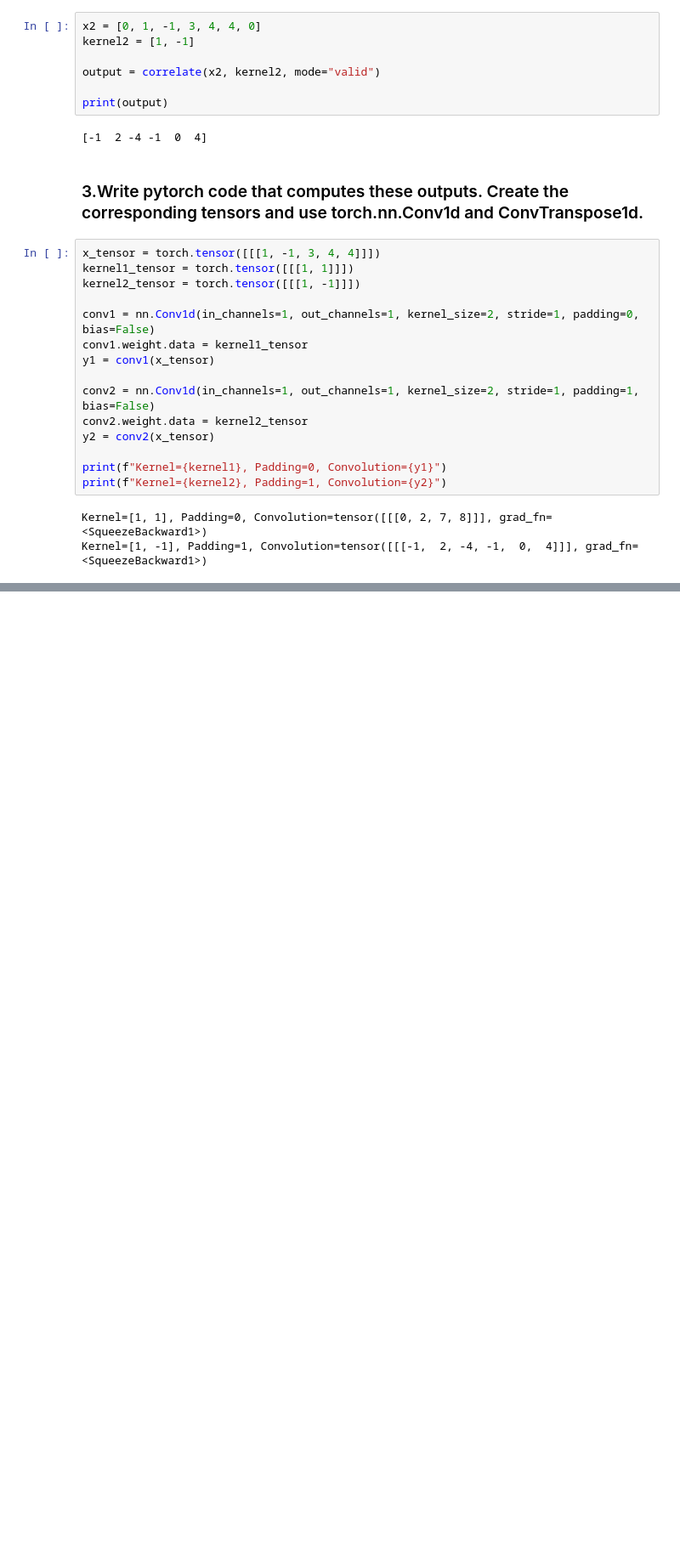
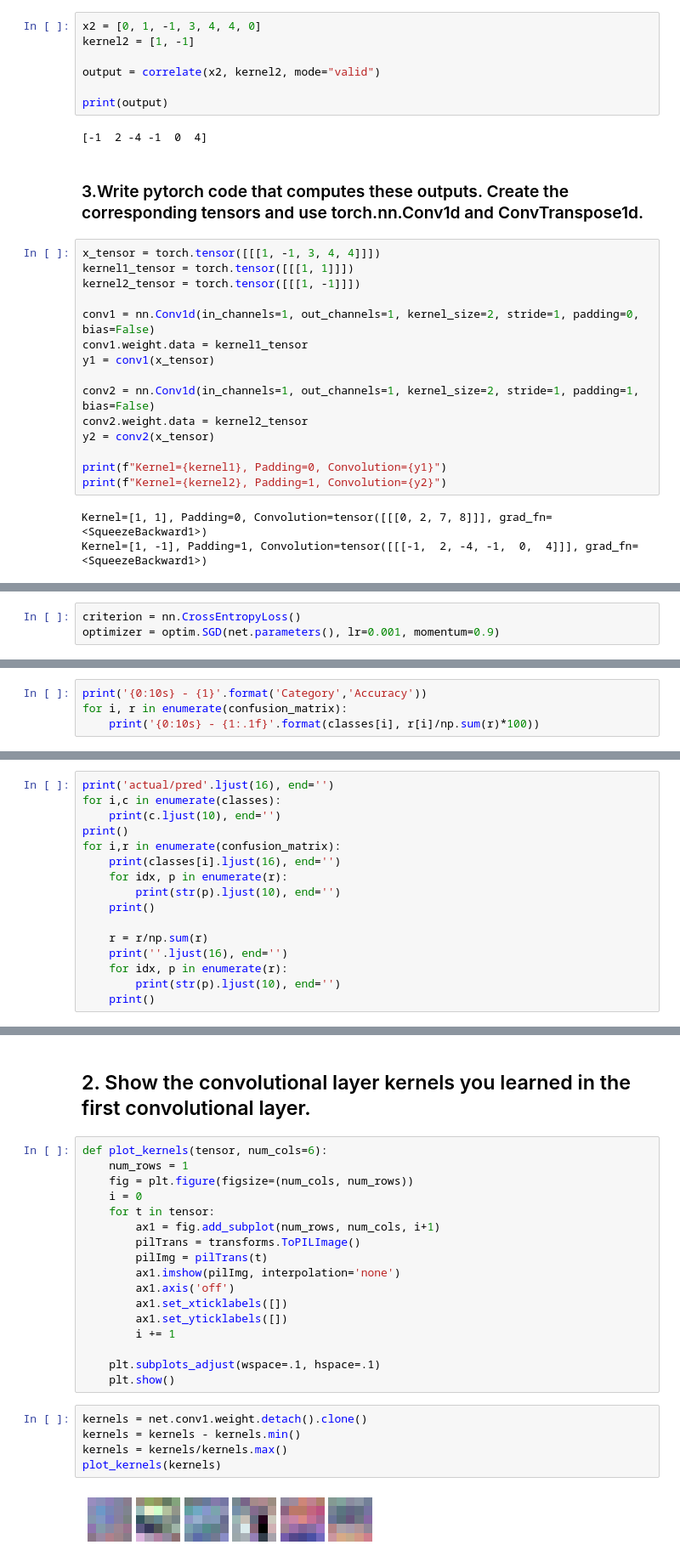
Before and after one commit to yue-cheng-wind/EE460J-Labs, a Jupyter notebook: Lab 9/Lab9.ipynb, the cells around one changed output, grey strips where cells are left out. Shown: that part at 85% size. Drawn from its saved outputs; the diff is of its cells as text; blank space fills up the shorter version.

```diff
--- a/Lab 9/Lab9.ipynb
+++ b/Lab 9/Lab9.ipynb
@@ -61,0 +144,3 @@ Kernel=[1, -1], Padding=1, Convolution=tensor([[[-1,  2, -4, -1,  0,  4]]], grad
+# %%
+criterion = nn.CrossEntropyLoss()
+optimizer = optim.SGD(net.parameters(), lr=0.001, momentum=0.9)
@@ -61,0 +267,4 @@ Kernel=[1, -1], Padding=1, Convolution=tensor([[[-1,  2, -4, -1,  0,  4]]], grad
+# %%
+print('{0:10s} - {1}'.format('Category','Accuracy'))
+for i, r in enumerate(confusion_matrix):
+    print('{0:10s} - {1:.1f}'.format(classes[i], r[i]/np.sum(r)*100))
@@ -61,0 +293,16 @@ Kernel=[1, -1], Padding=1, Convolution=tensor([[[-1,  2, -4, -1,  0,  4]]], grad
+# %%
+print('actual/pred'.ljust(16), end='')
+for i,c in enumerate(classes):
+    print(c.ljust(10), end='')
+print()
+for i,r in enumerate(confusion_matrix):
+    print(classes[i].ljust(16), end='')
+    for idx, p in enumerate(r):
+        print(str(p).ljust(10), end='')
+    print()
+
+    r = r/np.sum(r)
+    print(''.ljust(16), end='')
+    for idx, p in enumerate(r):
+        print(str(p).ljust(10), end='')
+    print()
@@ -61,0 +327,26 @@ Kernel=[1, -1], Padding=1, Convolution=tensor([[[-1,  2, -4, -1,  0,  4]]], grad
+# %% [markdown]
+## 2. Show the convolutional layer kernels you learned in the first convolutional layer.
+# %%
+def plot_kernels(tensor, num_cols=6):
+    num_rows = 1
+    fig = plt.figure(figsize=(num_cols, num_rows))
+    i = 0
+    for t in tensor:
+        ax1 = fig.add_subplot(num_rows, num_cols, i+1)
+        pilTrans = transforms.ToPILImage()
+        pilImg = pilTrans(t)
+        ax1.imshow(pilImg, interpolation='none')
+        ax1.axis('off')
+        ax1.set_xticklabels([])
+        ax1.set_yticklabels([])
+        i += 1
+
+    plt.subplots_adjust(wspace=.1, hspace=.1)
+    plt.show()
+# %%
+kernels = net.conv1.weight.detach().clone()
+kernels = kernels - kernels.min()
+kernels = kernels/kernels.max()
+plot_kernels(kernels)
+# %% [output]
+[figure, added]
```
Also changed, not shown: parts of 24 cells of this notebook.
